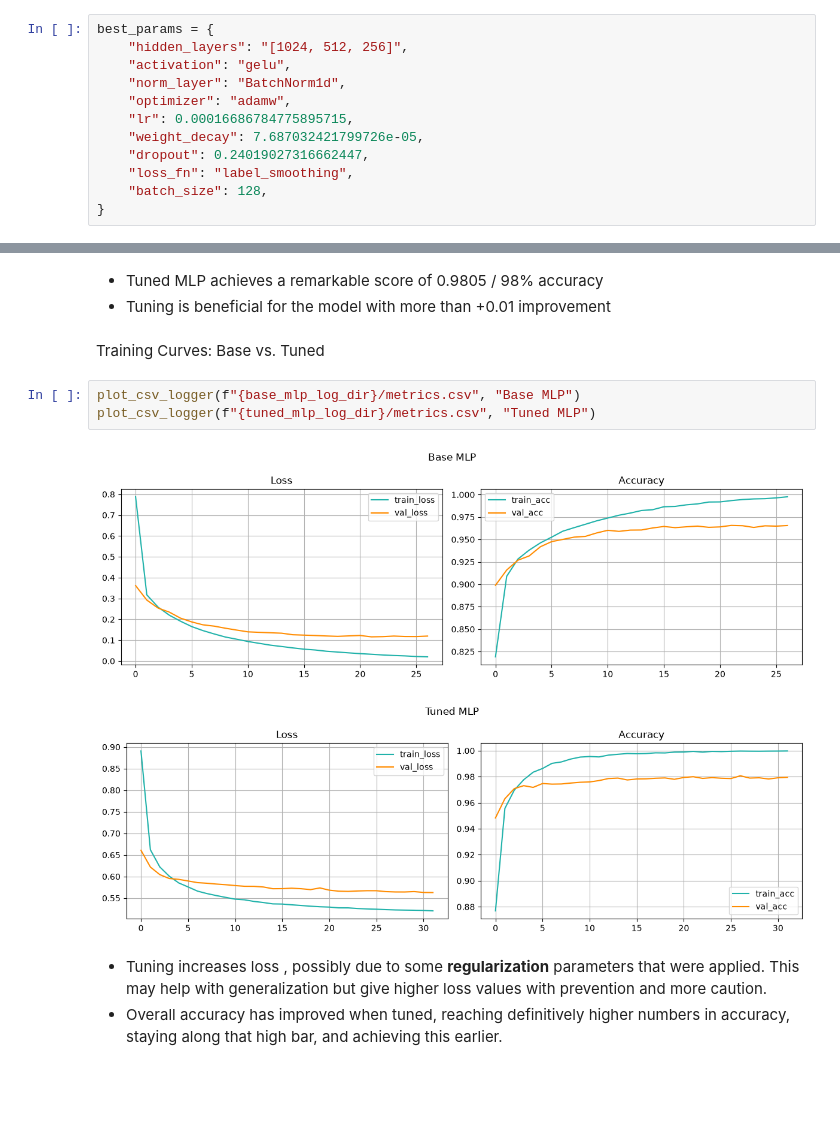
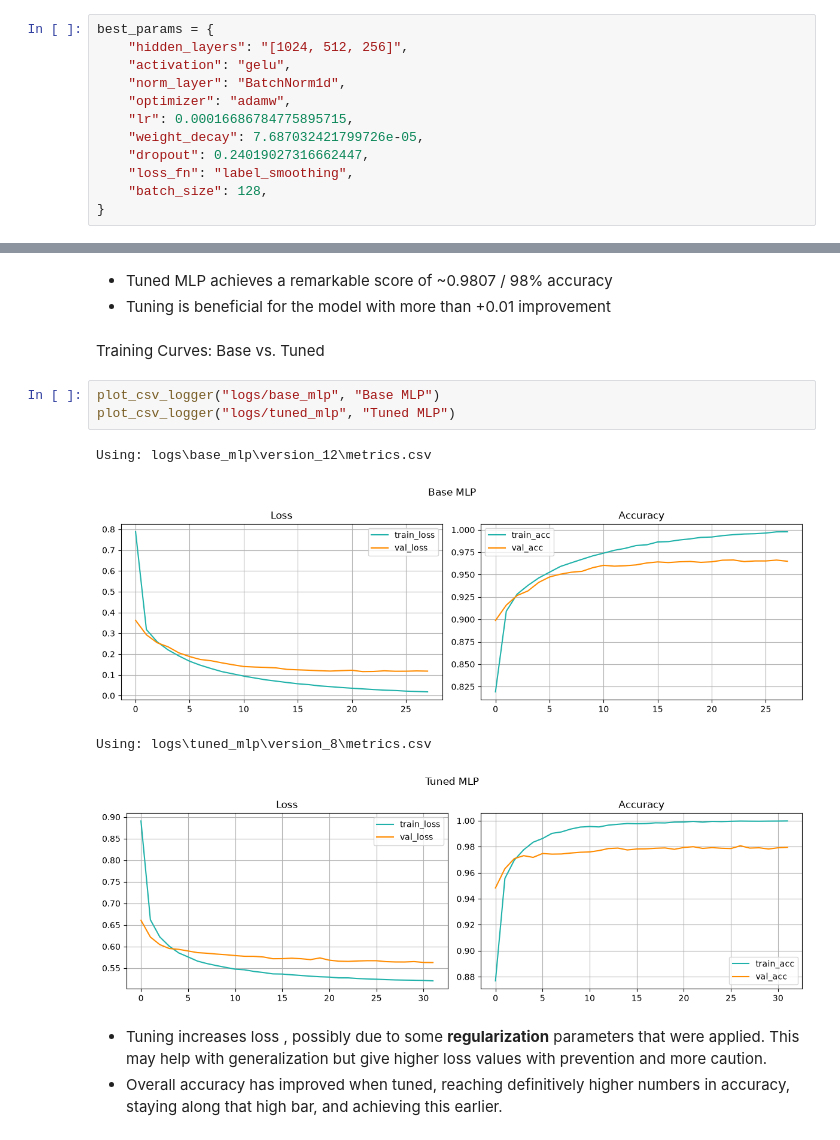
Before and after one commit to giddygarcia/computer-vision-mnist, a Jupyter notebook: mnist-digit-recognizer.ipynb, the cells around one changed output, grey strips where cells are left out. Saved outputs shown, nothing was run; the diff lists cells and outputs as text; blank space fills up the shorter version.

```diff
--- a/mnist-digit-recognizer.ipynb
+++ b/mnist-digit-recognizer.ipynb
@@ -443,13 +525,15 @@ Tuned val_acc: 0.9807
 # %% [markdown]
-* Tuned MLP achieves a remarkable score of 0.9805 / 98% accuracy
+* Tuned MLP achieves a remarkable score of ~0.9807 / 98% accuracy
 * Tuning is beneficial for the model with more than +0.01 improvement
 # %% [markdown]
 Training Curves: Base vs. Tuned
 # %%
-plot_csv_logger(f"{base_mlp_log_dir}/metrics.csv", "Base MLP")
-plot_csv_logger(f"{tuned_mlp_log_dir}/metrics.csv", "Tuned MLP")
+plot_csv_logger("logs/base_mlp", "Base MLP")
+plot_csv_logger("logs/tuned_mlp", "Tuned MLP")
 # %% [output]
+Using: logs\base_mlp\version_12\metrics.csv
-[figure, old version]
+[figure, new version]
+Using: logs\tuned_mlp\version_8\metrics.csv
 [figure]
 # %% [markdown]
 * Tuning increases loss , possibly due to some **regularization** parameters that were applied. This may help with generalization but give higher loss values with prevention and more caution.
```
Also changed, not shown: parts of 40 cells of this notebook, 12 other files.
